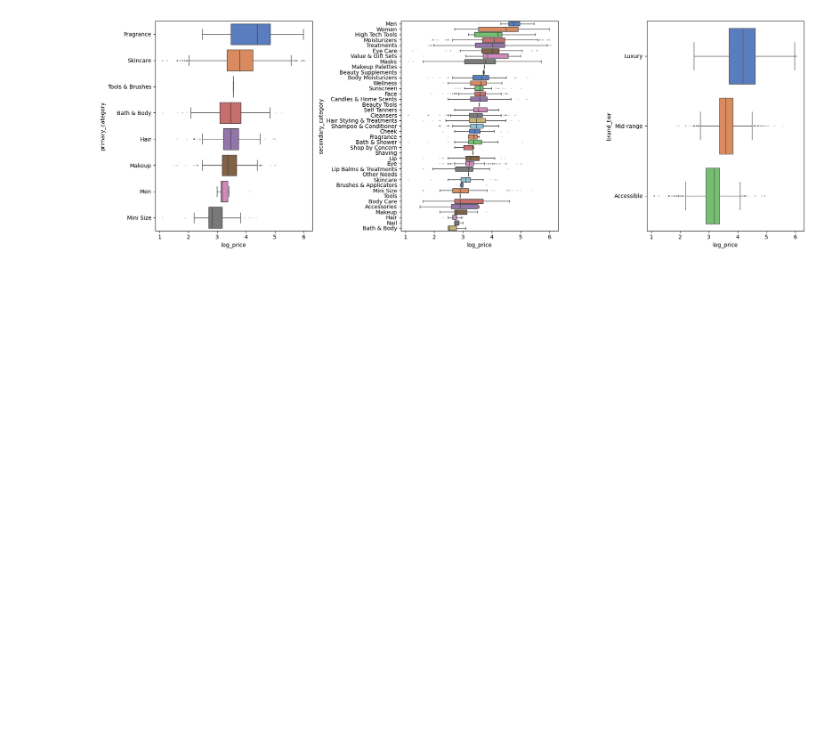
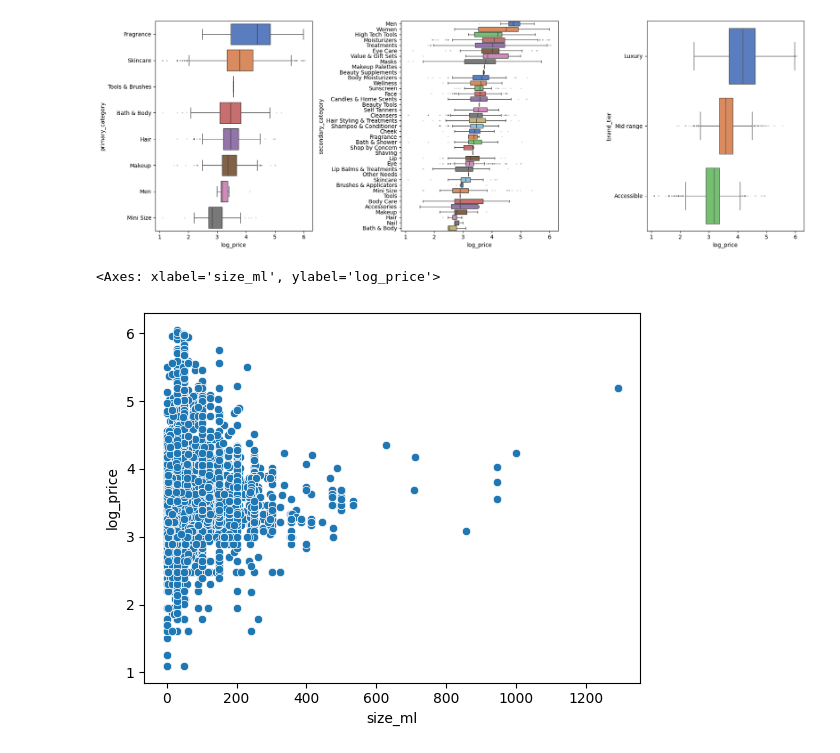
Before and after one commit to DonjhaiH/230A_final_project, a Jupyter notebook: code/clean.ipynb, the cells around one changed output. Drawn from its saved outputs; the diff is of its cells as text; code cells hidden in the pictures; blank space fills up the shorter version.

```diff
--- a/code/clean.ipynb
+++ b/code/clean.ipynb
@@ -514,0 +626,5 @@ Passing `palette` without assigning `hue` is deprecated and will be removed in v
+# %%
+sns.scatterplot(new_products, x = "size_ml", y = 'log_price')
+# %% [output]
+<Axes: xlabel='size_ml', ylabel='log_price'>
+[figure, added]
```
Also changed, not shown: parts of 7 cells of this notebook, 1 other file.
